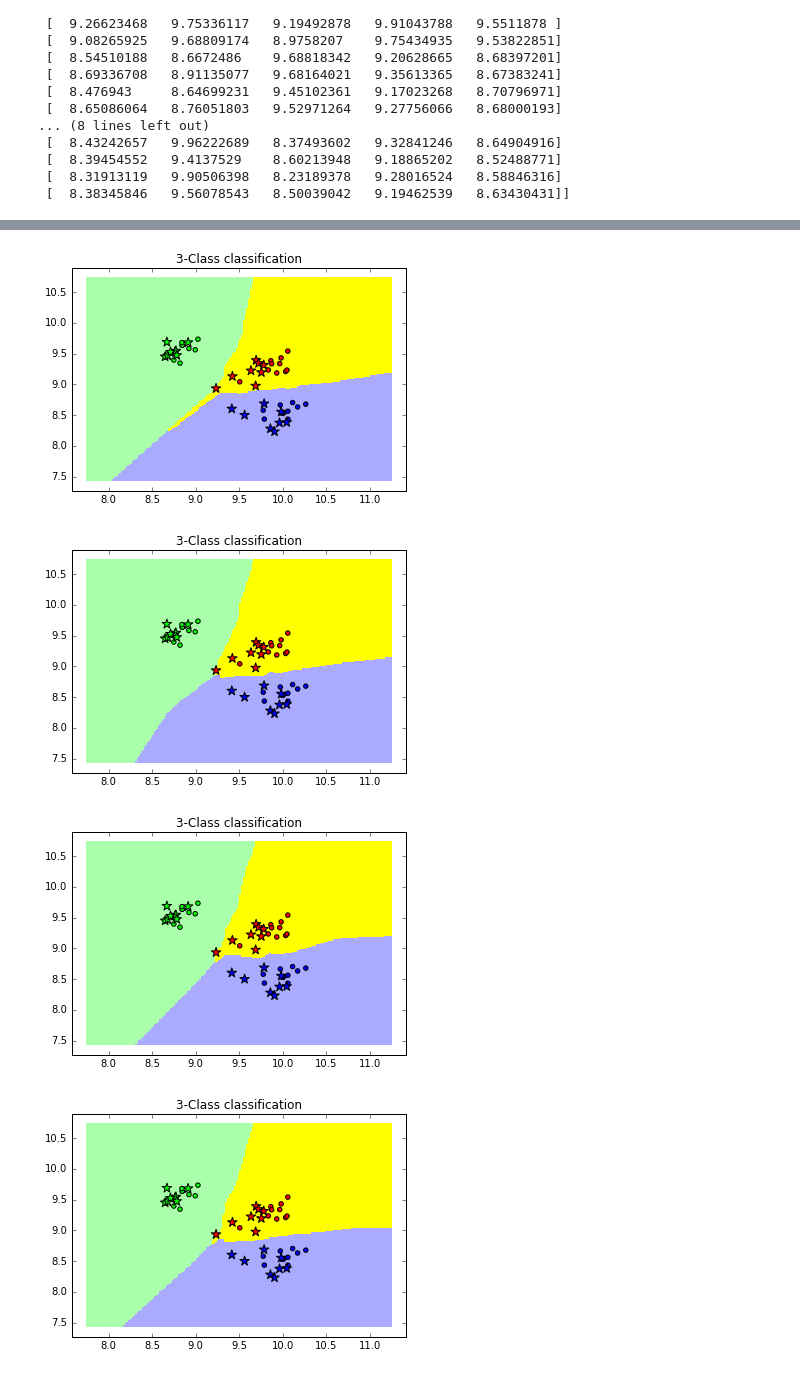
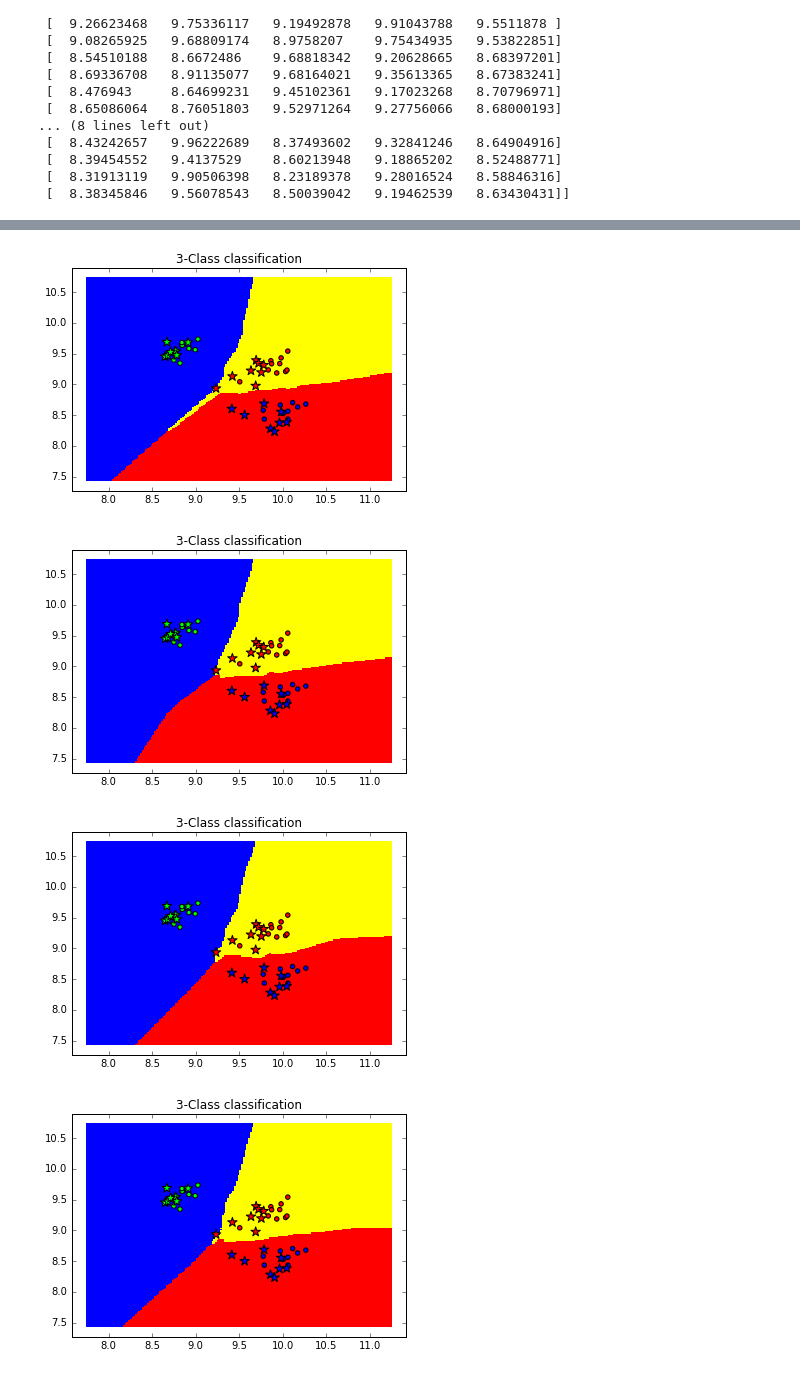
Before and after one commit to mika018/Character-Recognition-Classifier, a Jupyter notebook: cw2.ipynb, the cells around one changed output, grey strips where cells are left out. Cells and saved outputs as stored; diff of their text form; code cells hidden in the pictures.

```diff
--- a/cw2.ipynb
+++ b/cw2.ipynb
@@ -602,7 +602,7 @@ h = .02  # step size in the mesh
 
 
 # Create color maps
-cmap_light = ListedColormap(['#FFFF00', '#AAFFAA', '#AAAAFF'])
+cmap_light = ListedColormap(['#FFFF00', '#0000FF', '#FF0000'])
 # cmap_light = ListedColormap(['#FFAAAA', '#AAFFAA', '#AAAAFF'])
 cmap_bold = ListedColormap(['#FF0000', '#00FF00', '#0000FF'])
 
@@ -656,4 +656,4 @@ plt.show()
-[figure, old version]
+[figure, new version]
-[figure, old version]
+[figure, new version]
-[figure, old version]
+[figure, new version]
-[figure, old version]
+[figure, new version]
```
Also changed, not shown: parts of 1 cell of this notebook.
